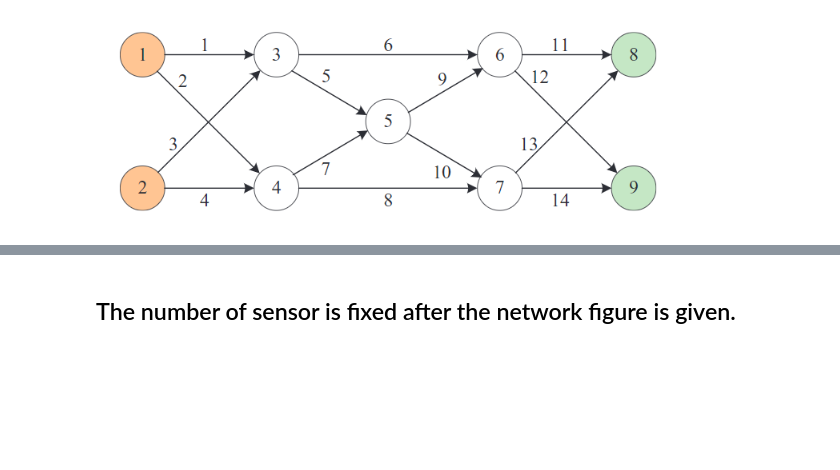
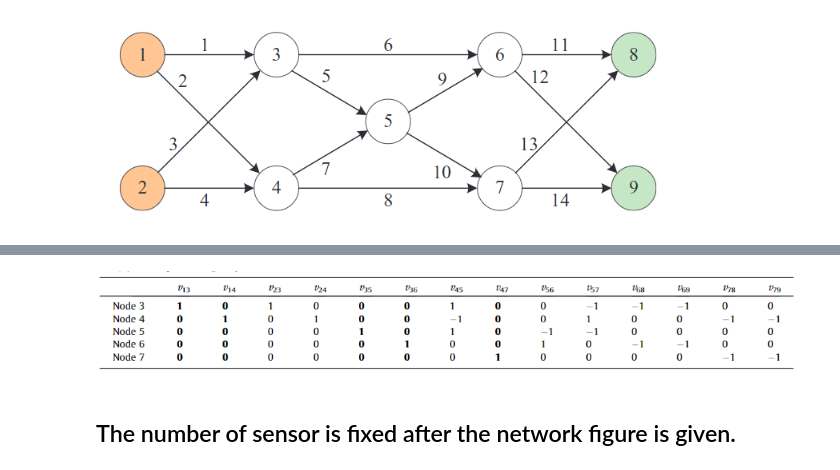
Before and after one commit to GangSuUGA/Network-Sensor-Location-Problem, a Jupyter notebook: PuLP examples/Example A node-based approach.ipynb, the cells around one changed output, grey strips where cells are left out. Cells and saved outputs as stored; diff of their text form; code cells hidden in the pictures; blank space fills up the shorter version.

```diff
--- a/PuLP examples/Example A node-based approach.ipynb
+++ b/PuLP examples/Example A node-based approach.ipynb
@@ -11,3 +14,7 @@
+# %%
+Image('fig/download (2).png', width=5000)
+# %% [output]
+[figure, added]
 # %% [markdown]
 ## The number of sensor is fixed after the network figure is given.
 # %% [markdown]
```
Also changed, not shown: parts of 7 cells of this notebook.
